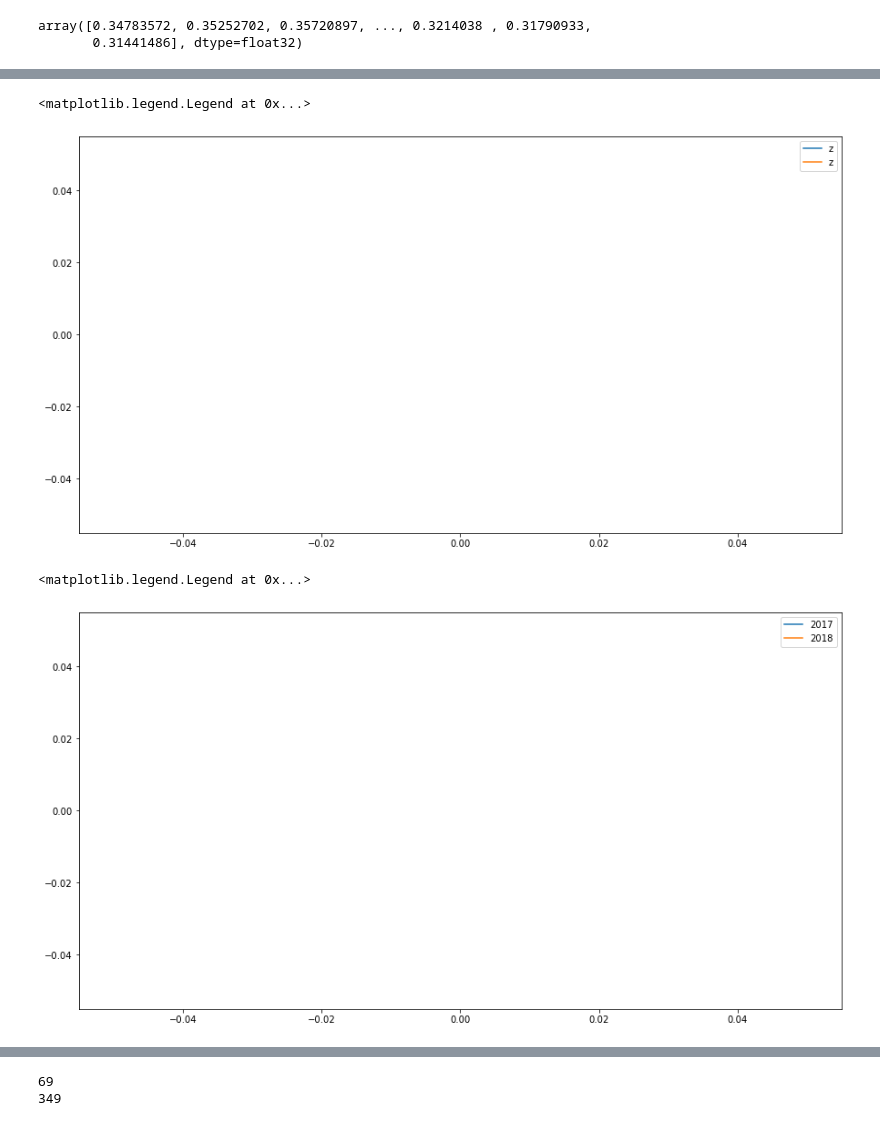
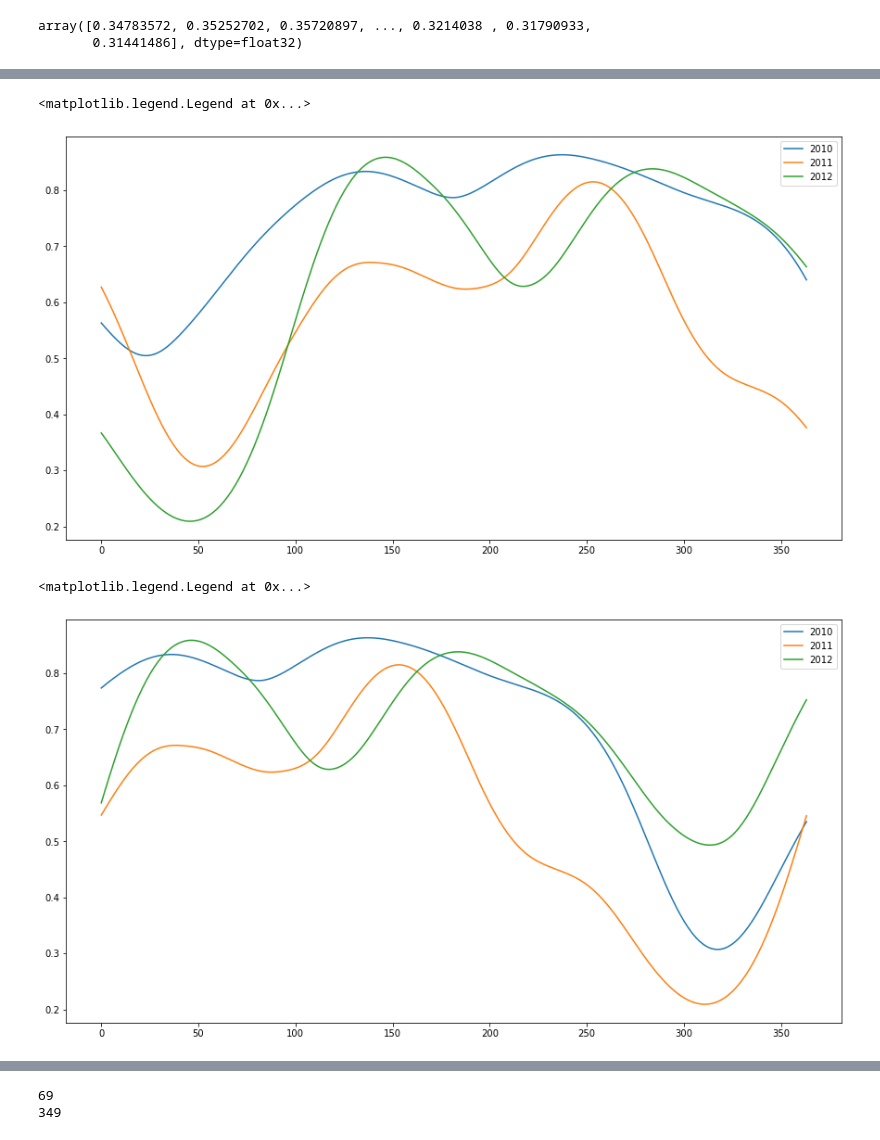
Before and after one commit to satlawa/proj_time_series_analysis, a Jupyter notebook: analyse.ipynb, the cells around one changed output, grey strips where cells are left out. Drawn from its saved outputs; the diff is of its cells as text; code cells hidden in the pictures.

```diff
--- a/analyse.ipynb
+++ b/analyse.ipynb
@@ -35,7 +38,7 @@ ax.legend()
 # %%
 x = 0
 y = 365
-z = wht[0,1584,:]
+z = wht[930,521,:]
 
 fig, ax = plt.subplots(figsize=(15, 8))
 ax.plot(z[x+1:x+y], label='2009')
@@ -57,19 +60,21 @@ ax.legend()
 # %%
 # plot time series of pixel
 fig, ax = plt.subplots(figsize=(15, 8))
-ax.plot(wht[0,1584,:][x+y*8+1:x+y*9], label='z')
-ax.plot(wht[0,1584,:][x+y*9+1:x+y*10], label='z')
+ax.plot(z[x+y*1+1:x+y*2], label='2010')
+ax.plot(z[x+y*2+1:x+y*3], label='2011')
+ax.plot(z[x+y*3+1:x+y*4], label='2012')
 ax.legend()
 # %% [output]
 <matplotlib.legend.Legend at 0x...>
-[figure, old version]
+[figure, new version]
 # %%
 # plot time series of pixel
 fig, ax = plt.subplots(figsize=(15, 8))
-ax.plot(wht[0,1584,:][x+y*8+1+100:x+y*9+100], label='2017')
-ax.plot(wht[0,1584,:][x+y*9+1+100:x+y*10+100], label='2018')
+ax.plot(z[x+y*1+1+100:x+y*2+100], label='2010')
+ax.plot(z[x+y*2+1+100:x+y*3+100], label='2011')
+ax.plot(z[x+y*3+1+100:x+y*4+100], label='2012')
 ax.legend()
 # %% [output]
 <matplotlib.legend.Legend at 0x...>
-[figure, old version]
+[figure, new version]
 # %%
```
Also changed, not shown: parts of 54 cells of this notebook.
